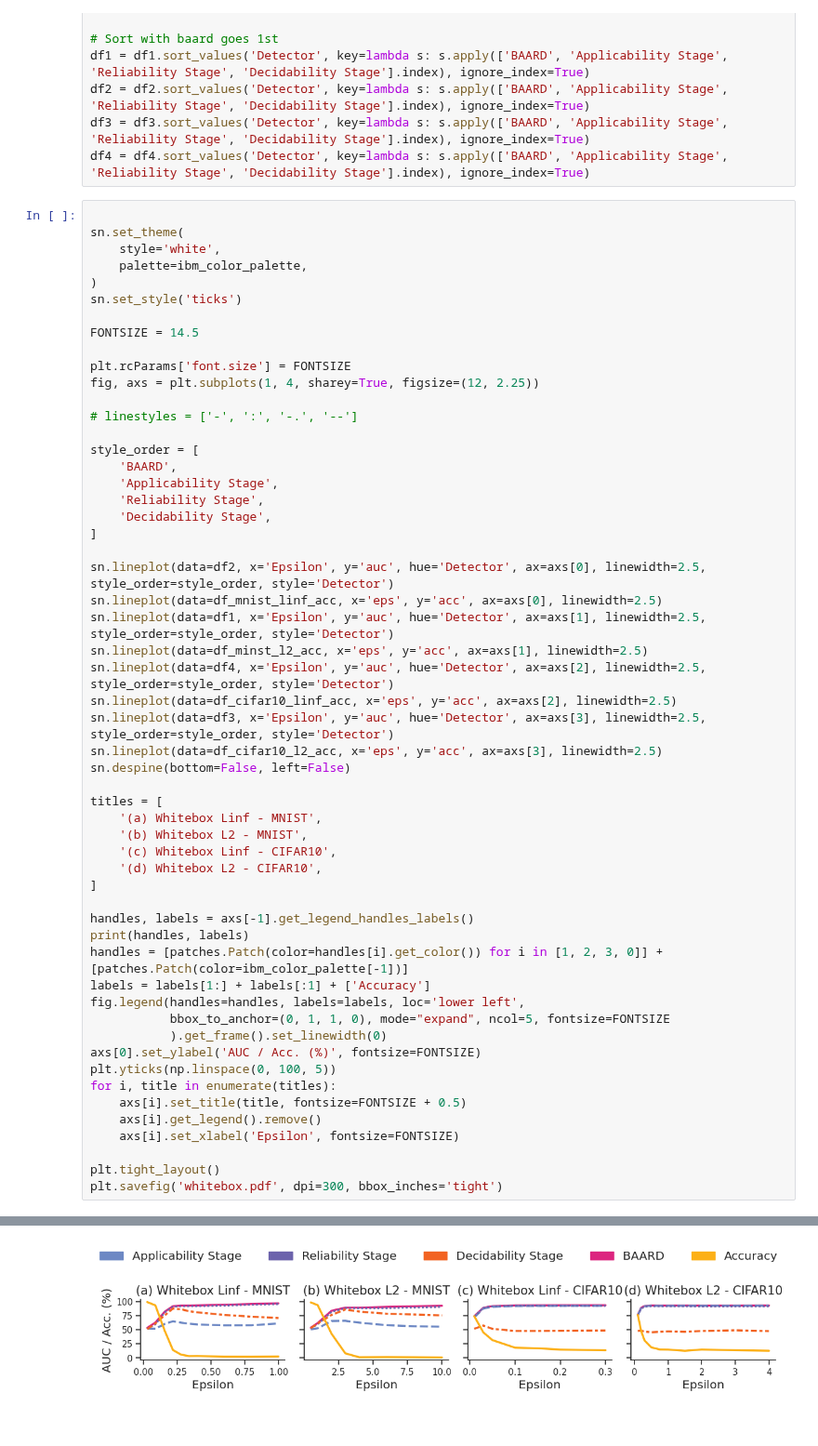
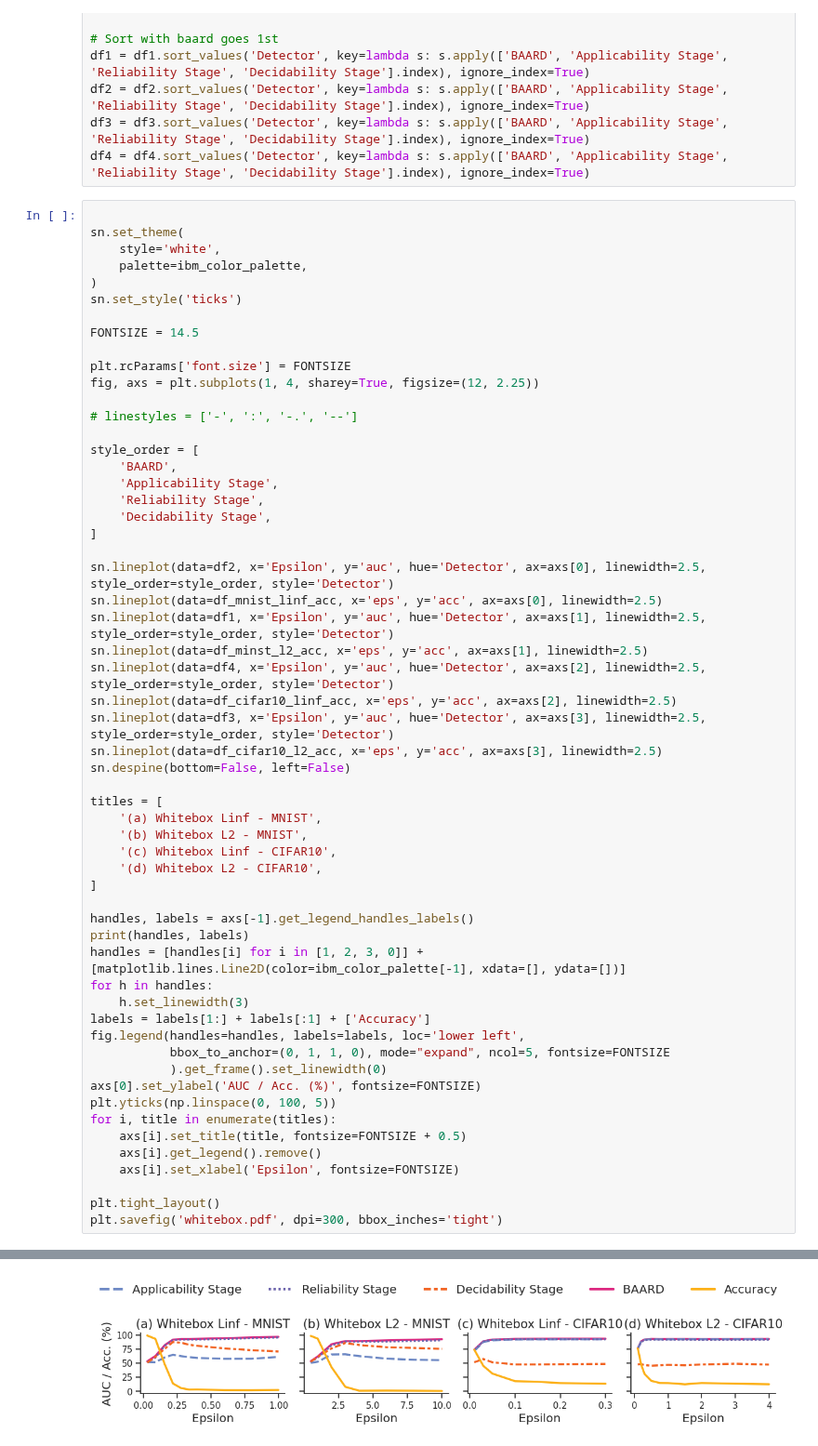
Before and after one commit to changx03/baard, a Jupyter notebook: plots/figure_whitebox.ipynb, the cells around one changed output, grey strips where cells are left out. Shown at 93% size. Cells and saved outputs as stored; diff of their text form.

Commit message:
revert legend on whitbox figure

```diff
--- a/plots/figure_whitebox.ipynb
+++ b/plots/figure_whitebox.ipynb
@@ -253,32 +254,34 @@ sn.lineplot(data=df_minst_l2_acc, x='eps', y='acc', ax=axs[1], linewidth=2.5)
 sn.lineplot(data=df4, x='Epsilon', y='auc', hue='Detector', ax=axs[2], linewidth=2.5, style_order=style_order, style='Detector')
 sn.lineplot(data=df_cifar10_linf_acc, x='eps', y='acc', ax=axs[2], linewidth=2.5)
 sn.lineplot(data=df3, x='Epsilon', y='auc', hue='Detector', ax=axs[3], linewidth=2.5, style_order=style_order, style='Detector')
 sn.lineplot(data=df_cifar10_l2_acc, x='eps', y='acc', ax=axs[3], linewidth=2.5)
 sn.despine(bottom=False, left=False)
 
 titles = [
     '(a) Whitebox Linf - MNIST',
     '(b) Whitebox L2 - MNIST',
     '(c) Whitebox Linf - CIFAR10',
     '(d) Whitebox L2 - CIFAR10',
 ]
 
 handles, labels = axs[-1].get_legend_handles_labels()
 print(handles, labels)
-handles = [patches.Patch(color=handles[i].get_color()) for i in [1, 2, 3, 0]] + [patches.Patch(color=ibm_color_palette[-1])]
+handles = [handles[i] for i in [1, 2, 3, 0]] + [matplotlib.lines.Line2D(color=ibm_color_palette[-1], xdata=[], ydata=[])]
+for h in handles:
+    h.set_linewidth(3)
 labels = labels[1:] + labels[:1] + ['Accuracy']
 fig.legend(handles=handles, labels=labels, loc='lower left',
            bbox_to_anchor=(0, 1, 1, 0), mode="expand", ncol=5, fontsize=FONTSIZE
            ).get_frame().set_linewidth(0)
 axs[0].set_ylabel('AUC / Acc. (%)', fontsize=FONTSIZE)
 plt.yticks(np.linspace(0, 100, 5))
 for i, title in enumerate(titles):
     axs[i].set_title(title, fontsize=FONTSIZE + 0.5)
     axs[i].get_legend().remove()
     axs[i].set_xlabel('Epsilon', fontsize=FONTSIZE)
 
 plt.tight_layout()
 plt.savefig('whitebox.pdf', dpi=300, bbox_inches='tight')
 # %% [output]
 [<matplotlib.lines.Line2D object at 0x...>, <matplotlib.lines.Line2D object at 0x...>, <matplotlib.lines.Line2D object at 0x...>, <matplotlib.lines.Line2D object at 0x...>] ['BAARD', 'Applicability St ...
-[figure, old version]
+[figure, new version]
```
Also changed, not shown: parts of 1 cell of this notebook, 1 other file.
